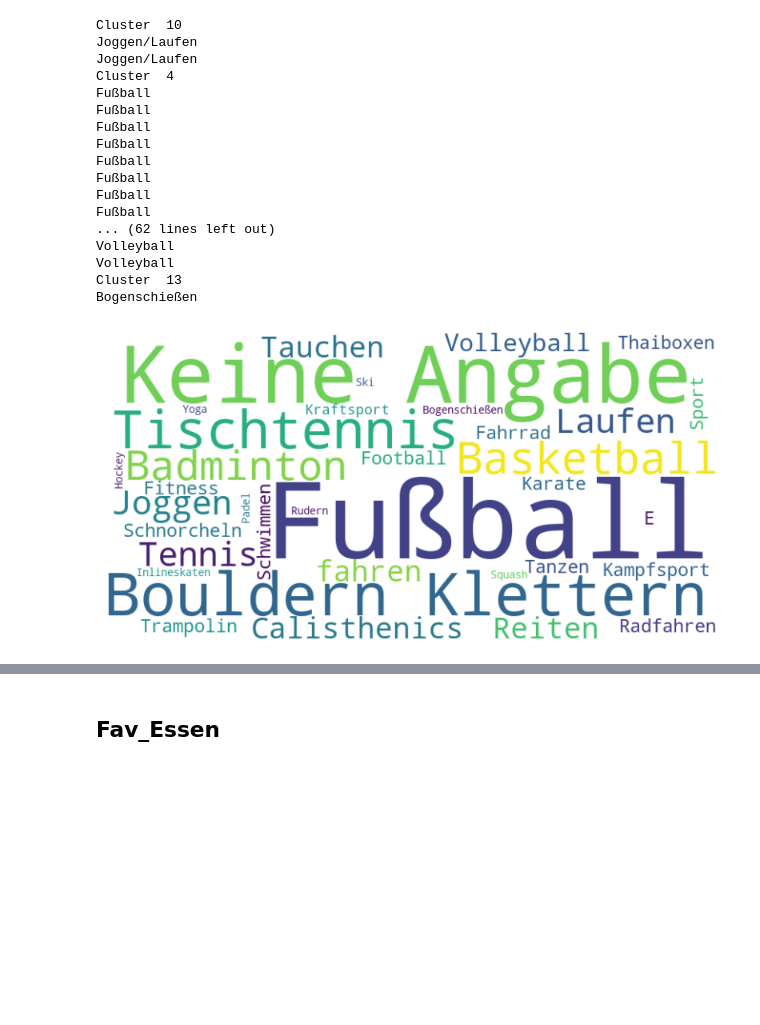
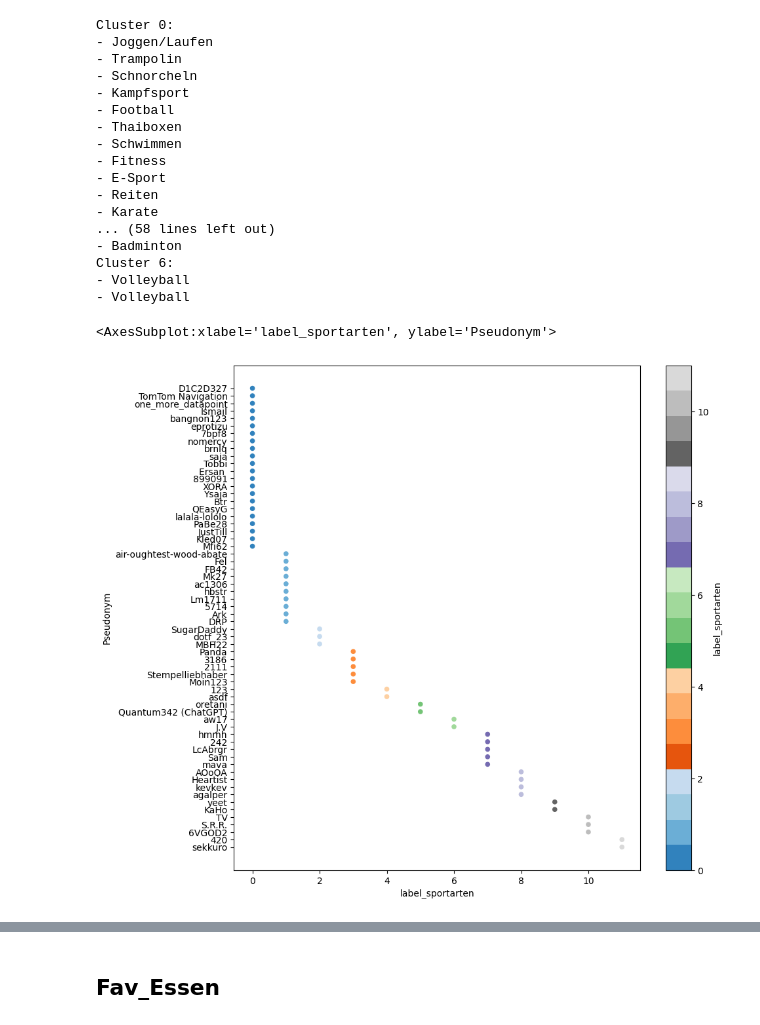
Before and after one commit to JulianCatnip/StudentMatcher, a Jupyter notebook: 06_NLP.ipynb, the cells around one changed output, grey strips where cells are left out. Drawn from its saved outputs; the diff is of its cells as text; code cells hidden in the pictures; blank space fills up the shorter version.

```diff
--- a/06_NLP.ipynb
+++ b/06_NLP.ipynb
@@ -20,5 +29,4 @@ data = pd.read_csv(filename)
 # %%
-#to_drop = ["Unnamed: 0"]#Wird nicht benötigt
-#data = data.drop(to_drop, axis=1)
-data["Fav_Sportart"]
+sportarten = data['Fav_Sportart']
+sportarten.value_counts()
 # %% [output]
@@ -65,2 +112,2 @@ print(tfidf_sportarten)
 # %%
-kmeans = KMeans(n_clusters=16,random_state=0).fit(tfidf_sportarten) #ausprobieren, wie viele Cluster sinn ergeben
+kmeans = KMeans(n_clusters=12,random_state=0, n_init=10).fit(tfidf_sportarten) #ausprobieren, wie viele Cluster sinn ergeben
@@ -116,24 +134,24 @@ for item in label_sportarten:
         continue
 # %%
 for item in cluster:
-    print ("Cluster ", item)
+    print ("Cluster " + str(item) + ": ")
     for i in cluster[item]:
-        print(i)
+        print("- " + i)
 # %% [output]
-Cluster  10
-Joggen/Laufen
-Joggen/Laufen
-Cluster  4
-Fußball
-Fußball
-Fußball
-Fußball
-Fußball
-Fußball
-Fußball
-Fußball
-... (62 lines left out)
-Volleyball
-Volleyball
-Cluster  13
-Bogenschießen
+Cluster 0:
+- Joggen/Laufen
+- Trampolin
+- Schnorcheln
+- Kampfsport
+- Football
+- Thaiboxen
+- Schwimmen
+- Fitness
+- E-Sport
+- Reiten
+- Karate
+... (58 lines left out)
+- Badminton
+Cluster 6:
+- Volleyball
+- Volleyball
@@ -142,18 +158,8 @@ Bogenschießen
-# %%
-from wordcloud import WordCloud
-import matplotlib.pyplot as plt
-
-#kein favorit für die Darstellung herausnehmen
-sportarten = sportarten.str.replace('kein favorit','')
-concatenated_text = ' '.join(sportarten)
-
-# Generate word cloud
-wordcloud = WordCloud(width=800, height=400, background_color='white').generate(concatenated_text)
-
-# Display word cloud
-plt.figure(figsize=(10, 5))
-plt.imshow(wordcloud, interpolation='bilinear')
-plt.axis('off')
-plt.show()
-# %% [output]
-[figure, removed]
+# %%
+data["label_sportarten"] = label_sportarten
+data_sorted = data.sort_values(by='label_sportarten', ascending=False)
+
+data_sorted.plot(kind="scatter",x="label_sportarten",y="Pseudonym", c="label_sportarten",cmap="tab20c",figsize=(10,10))
+# %% [output]
+<AxesSubplot:xlabel='label_sportarten', ylabel='Pseudonym'>
+[figure, added]
```
Also changed, not shown: parts of 38 cells of this notebook, 2 other files.
